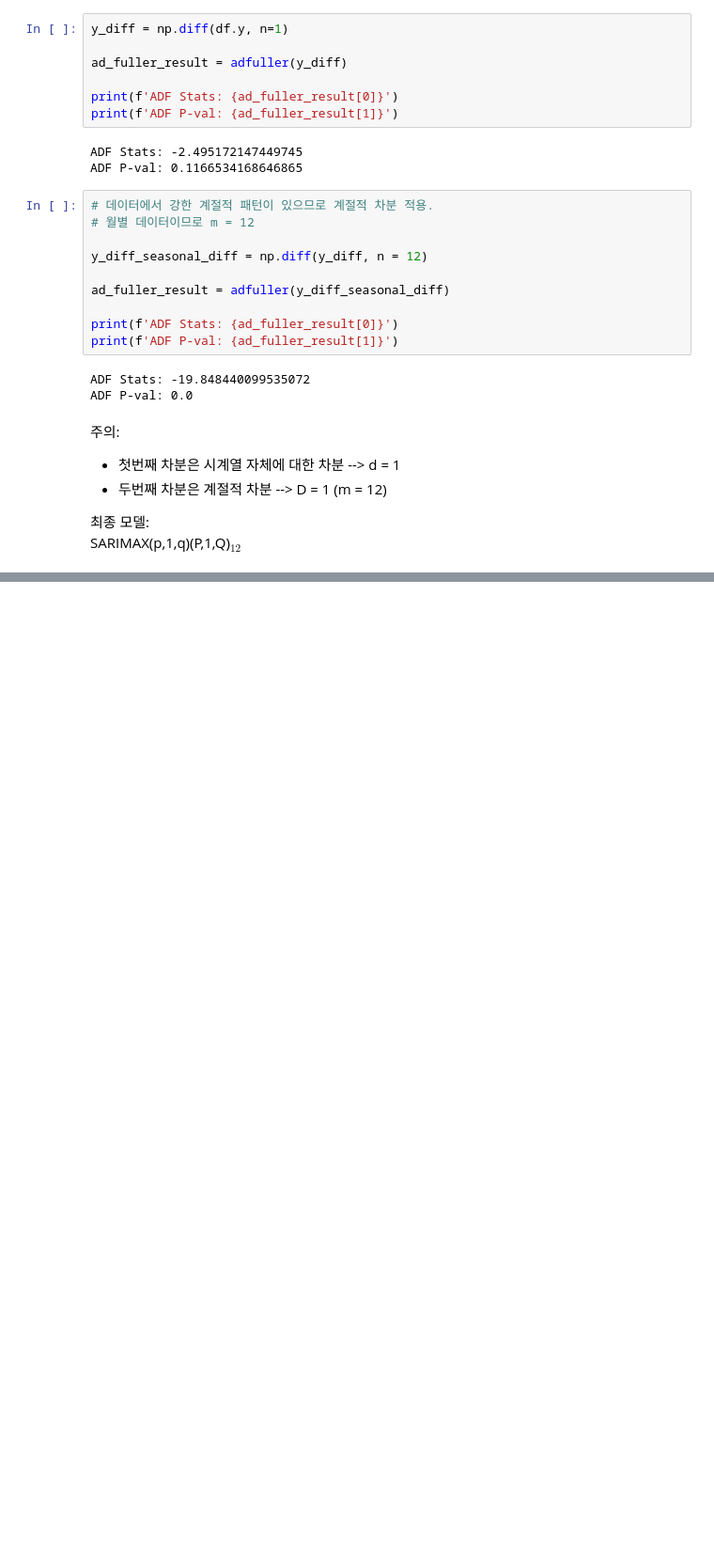
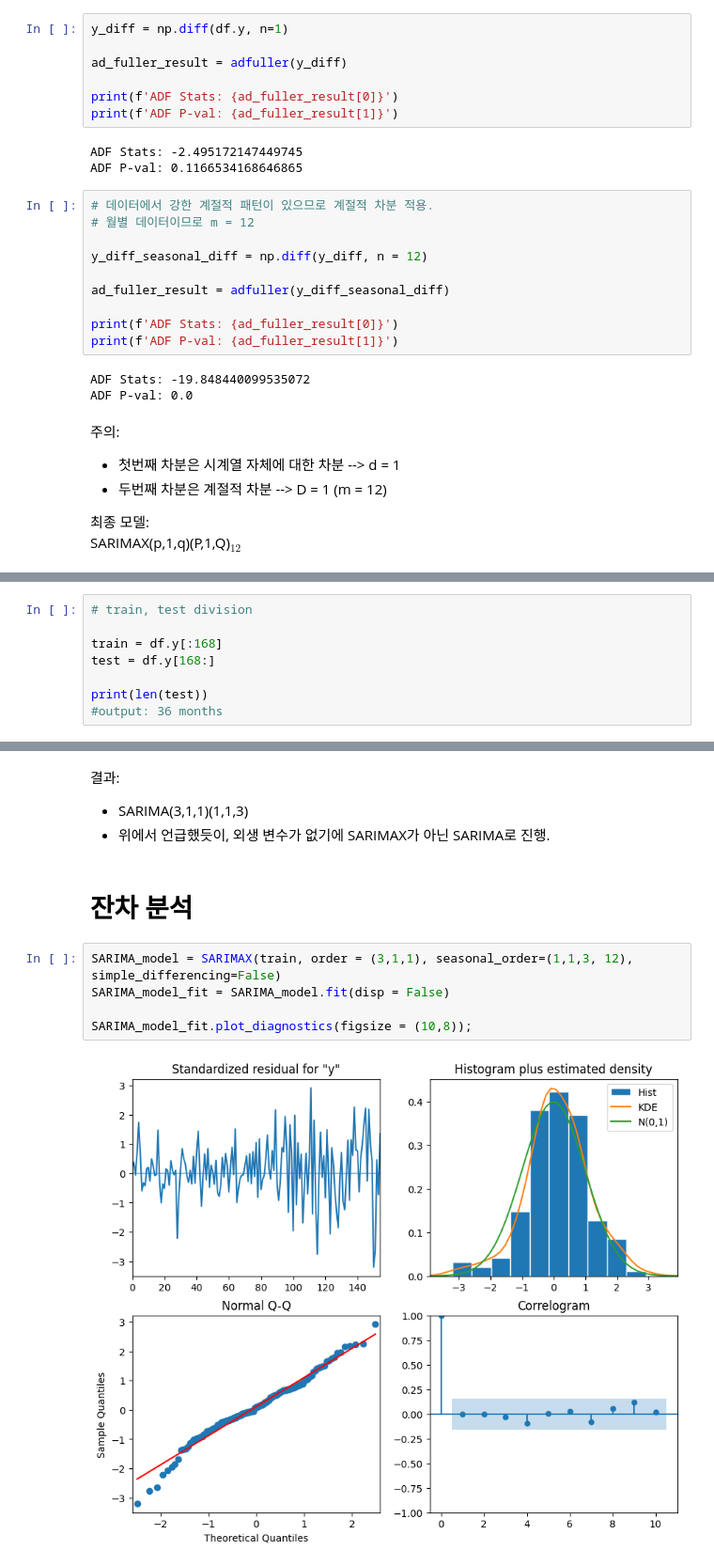
Before and after one commit to mskcho00/TimeSeries-Self-Practice, a Jupyter notebook: 11_Capstone Project.ipynb, the cells around one changed output, grey strips where cells are left out. Shown at 94% size. Cells and saved outputs as stored; diff of their text form; blank space fills up the shorter version.

```diff
--- a/11_Capstone Project.ipynb
+++ b/11_Capstone Project.ipynb
@@ -151,0 +154,8 @@ SARIMAX(p,1,q)(P,1,Q)$_{12}$
+# %%
+# train, test division
+
+train = df.y[:168]
+test = df.y[168:]
+
+print(len(test))
+#output: 36 months
@@ -151,0 +217,13 @@ SARIMAX(p,1,q)(P,1,Q)$_{12}$
+# %% [markdown]
+결과:
+- SARIMA(3,1,1)(1,1,3)
+- 위에서 언급했듯이, 외생 변수가 없기에 SARIMAX가 아닌 SARIMA로 진행.
+# %% [markdown]
+# 잔차 분석
+# %%
+SARIMA_model = SARIMAX(train, order = (3,1,1), seasonal_order=(1,1,3, 12), simple_differencing=False)
+SARIMA_model_fit = SARIMA_model.fit(disp = False)
+
+SARIMA_model_fit.plot_diagnostics(figsize = (10,8));
+# %% [output]
+[figure, added]
```
Also changed, not shown: parts of 15 cells of this notebook.
